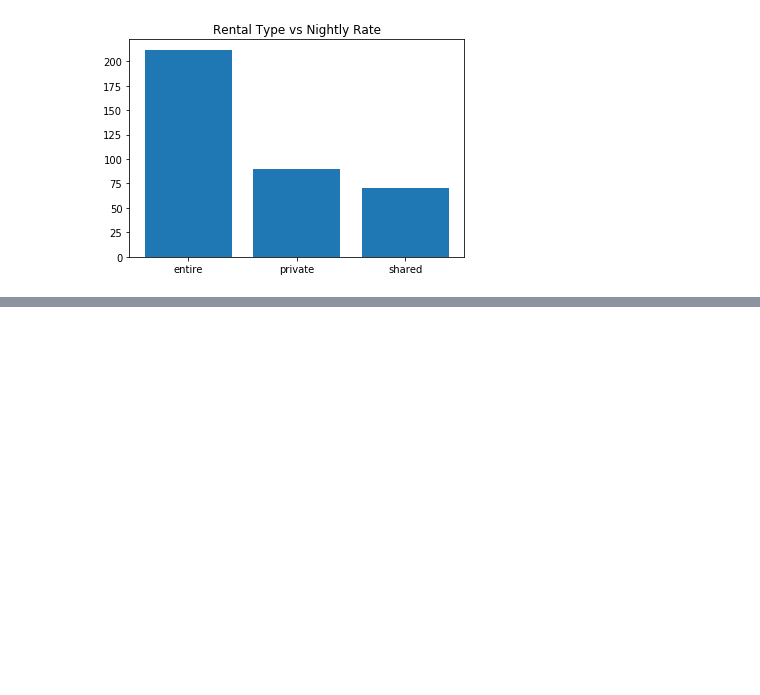
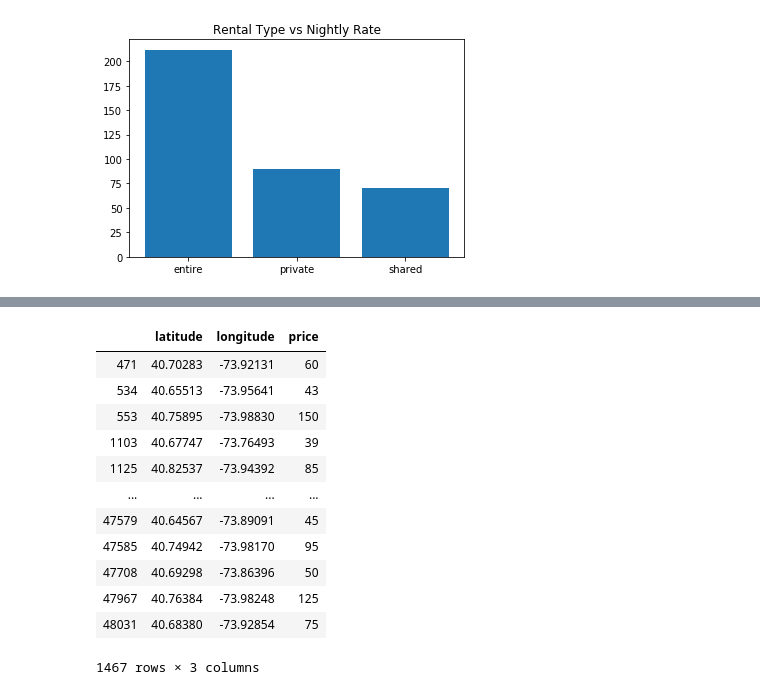
Before and after one commit to mguggari/mguggari.github.io, a Jupyter notebook: 320_Final.ipynb, the cells around one changed output, grey strips where cells are left out. Cells and saved outputs as stored; diff of their text form; code cells hidden in the pictures; blank space fills up the shorter version.

```diff
--- a/320_Final.ipynb
+++ b/320_Final.ipynb
@@ -81,0 +99,16 @@ averages
+# %%
+heat_df
+# %% [output]
+|  | latitude | longitude | price |
+| 471 | 40.70283 | -73.92131 | 60 |
+| 534 | 40.65513 | -73.95641 | 43 |
+| 553 | 40.75895 | -73.98830 | 150 |
+| 1103 | 40.67747 | -73.76493 | 39 |
+| 1125 | 40.82537 | -73.94392 | 85 |
+| ... | ... | ... | ... |
+| 47579 | 40.64567 | -73.89091 | 45 |
+| 47585 | 40.74942 | -73.98170 | 95 |
+| 47708 | 40.69298 | -73.86396 | 50 |
+| 47967 | 40.76384 | -73.98248 | 125 |
+| 48031 | 40.68380 | -73.92854 | 75 |
+1467 rows × 3 columns
```
Also changed, not shown: parts of 3 cells of this notebook, 1 other file.
